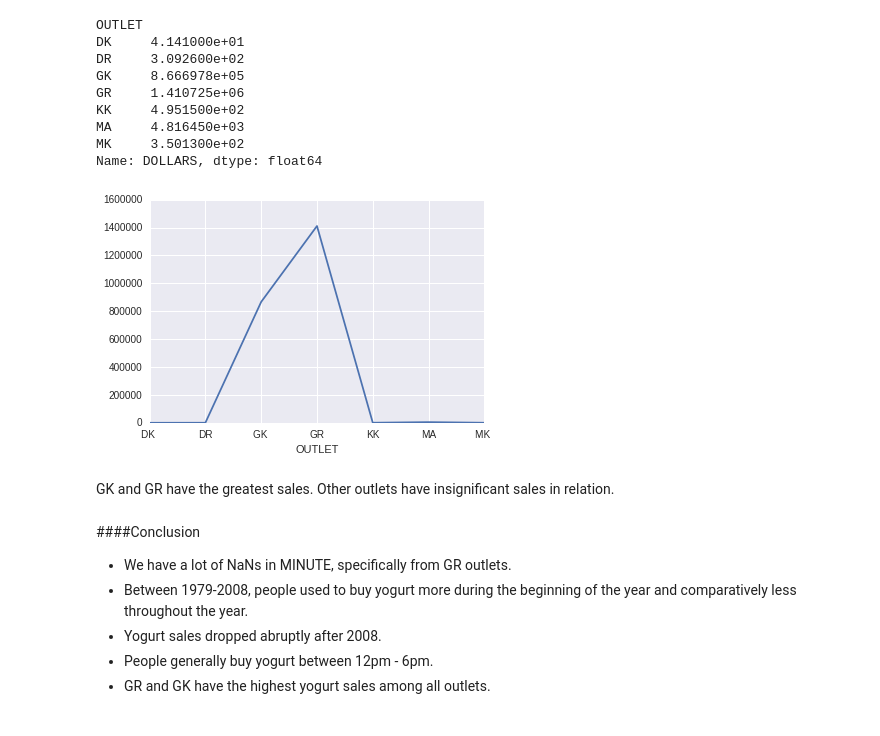
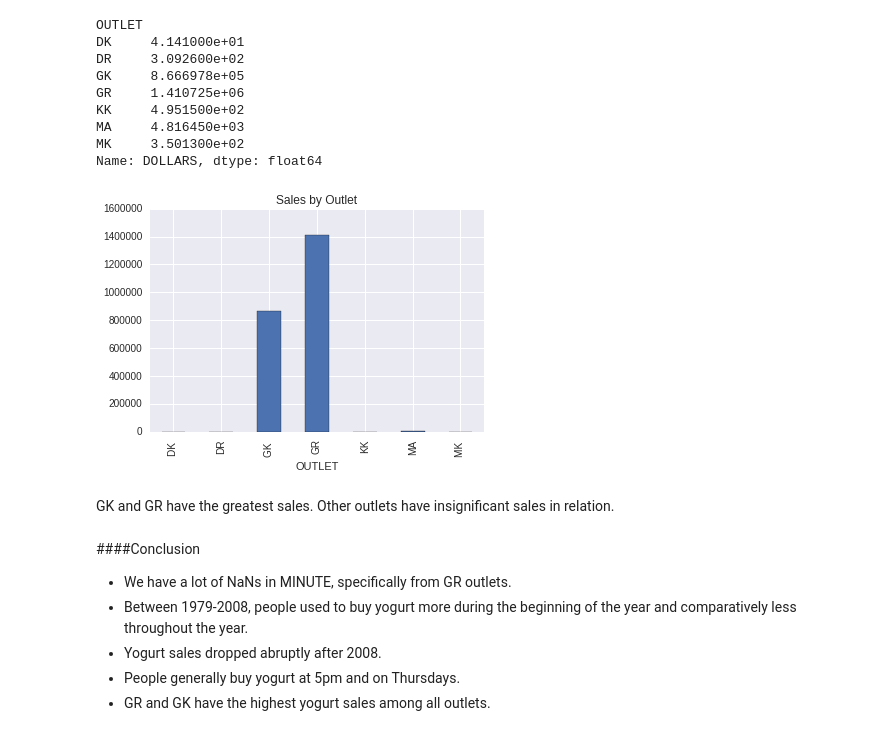
Before and after one commit to mGalarnyk/Machine_Learning_Froyo, a Jupyter notebook: Sadat/IRI_Overview.ipynb, the cells around one changed output. Cells and saved outputs as stored; diff of their text form; code cells hidden in the pictures.

```diff
--- a/Sadat/IRI_Overview.ipynb
+++ b/Sadat/IRI_Overview.ipynb
@@ -162,19 +159,0 @@ It seems that througout the week, people have yogurt cravings during particular
-# %%
-def get_daytime(week, minute):
-    week, minute = int(week), int(minute)
-    # Reference orginal date is September 3, 1979
-    ref_orginal = dt.date.toordinal(dt.date(1979, 9, 3))
-    # Convert minutes to days, hours, minutes
-    days, hours, mins = (minute / 1440), ((minute % 1440) / 60), ((minute % 1440) % 60)
-    # Convert from ordinal.
-    return dt.datetime.fromordinal(ref_orginal).replace(
-        hour=hours, minute=mins)
-
-week = df['WEEK'].values
-minute = df['MINUTE'].fillna(df['MINUTE'].median()).values
-datetime = []
-
-for w,m in zip(week,minute):
-    datetime.append(get_daytime(w,m))
-
-df['DAYTIME']=datetime
@@ -199,9 +213,9 @@ MA     4.816450e+03
 MK     3.501300e+02
 Name: DOLLARS, dtype: float64
 # %%
-df.groupby('OUTLET')['DOLLARS'].sum().plot();
+df.groupby('OUTLET')['DOLLARS'].sum().plot(kind='bar', title='Sales by Outlet');
 # %% [output]
-[figure, old version]
+[figure, new version]
 # %% [markdown]
 GK and GR have the greatest sales. Other outlets have insignificant sales in relation.
 # %% [markdown]
@@ -210,5 +224,5 @@ GK and GR have the greatest sales. Other outlets have insignificant sales in rel
 - We have a lot of NaNs in MINUTE, specifically from GR outlets.
 - Between 1979-2008, people used to buy yogurt more during the beginning of the year and comparatively less throughout the year.
 - Yogurt sales dropped abruptly after 2008.
-- People generally buy yogurt between 12pm - 6pm.
+- People generally buy yogurt at 5pm and on Thursdays.
 - GR and GK have the highest yogurt sales among all outlets.
```
Also changed, not shown: parts of 12 cells of this notebook.
